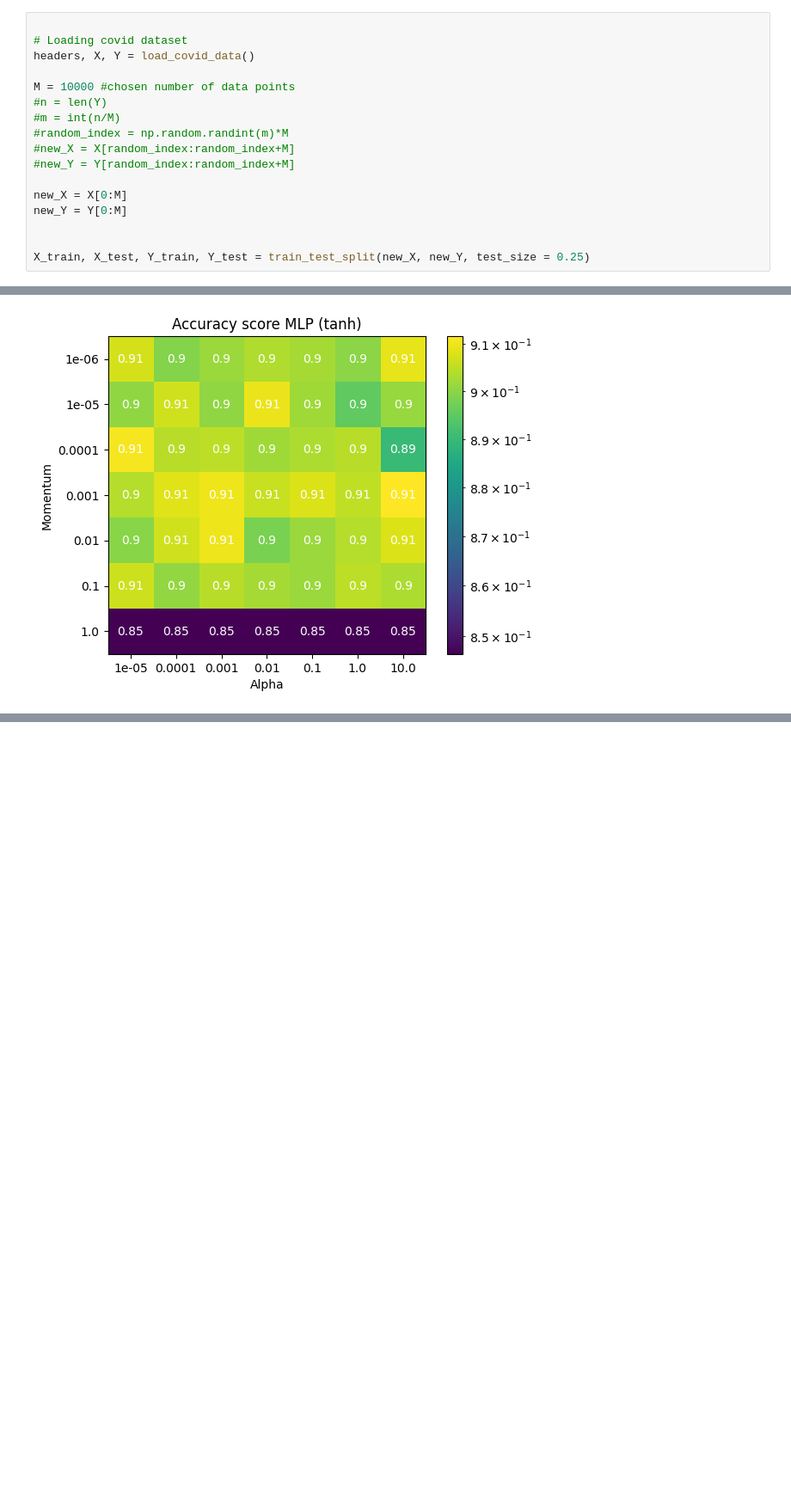
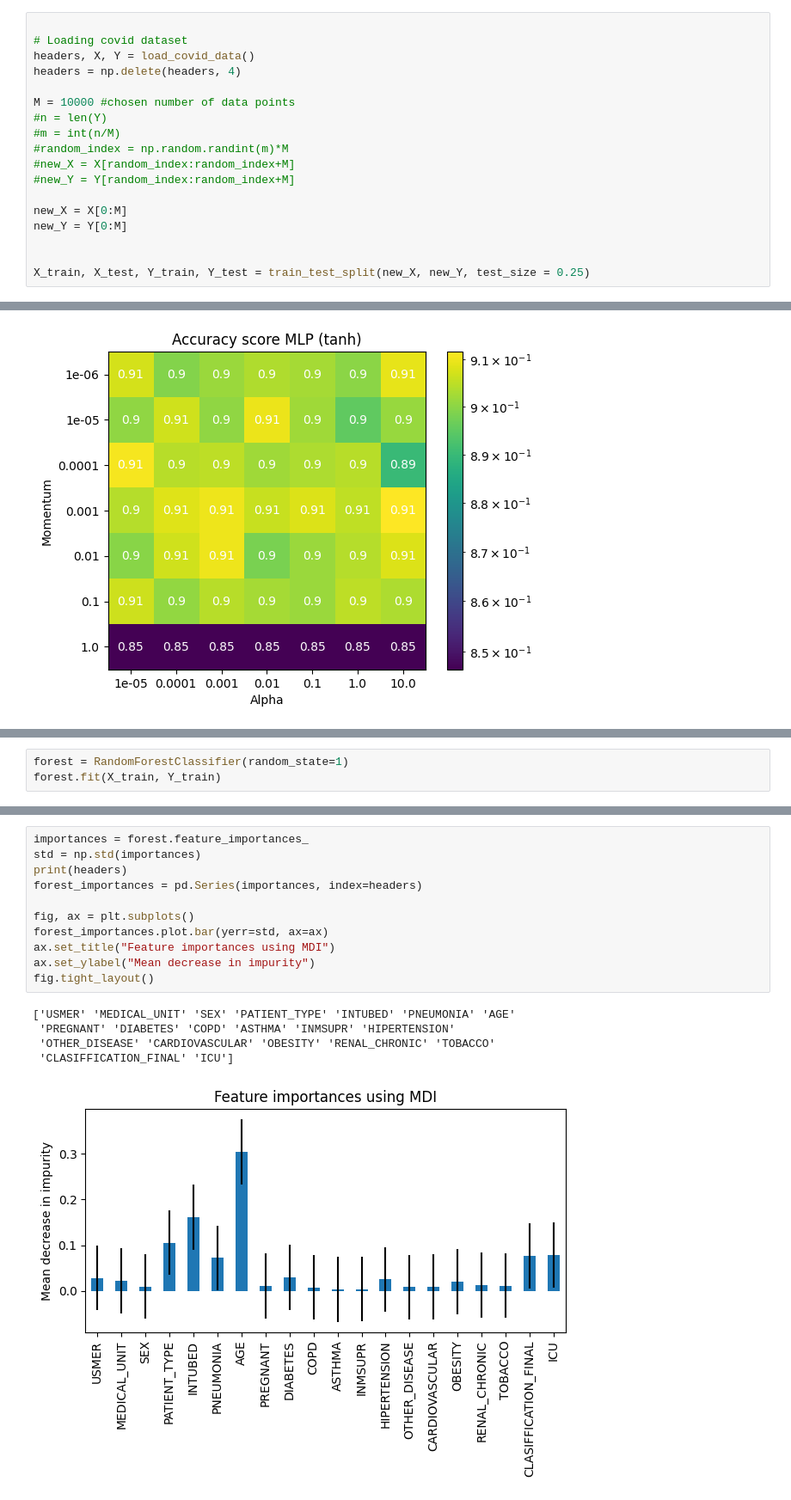
Before and after one commit to mathiasmellemstuen/FYS_STK4155_Prosjekt_3, a Jupyter notebook: src/main.ipynb, the cells around one changed output, grey strips where cells are left out. Shown: that part at 86% size. Saved outputs shown, nothing was run; the diff lists cells and outputs as text; blank space fills up the shorter version.

Commit message:
done some work with forrest of trees, found feature importances

```diff
--- a/src/main.ipynb
+++ b/src/main.ipynb
@@ -9,6 +10,7 @@ from GridSearch import *
 
 # Loading covid dataset
 headers, X, Y = load_covid_data()
+headers = np.delete(headers, 4)
 
 M = 10000 #chosen number of data points
 #n = len(Y)
@@ -129,0 +146,3 @@ print(accuracy_score(Y_pred, Y_test))
+# %%
+forest = RandomForestClassifier(random_state=1)
+forest.fit(X_train, Y_train)
@@ -129,0 +162,17 @@ print(accuracy_score(Y_pred, Y_test))
+# %%
+importances = forest.feature_importances_
+std = np.std(importances)
+print(headers)
+forest_importances = pd.Series(importances, index=headers)
+
+fig, ax = plt.subplots()
+forest_importances.plot.bar(yerr=std, ax=ax)
+ax.set_title("Feature importances using MDI")
+ax.set_ylabel("Mean decrease in impurity")
+fig.tight_layout()
+# %% [output]
+['USMER' 'MEDICAL_UNIT' 'SEX' 'PATIENT_TYPE' 'INTUBED' 'PNEUMONIA' 'AGE'
+ 'PREGNANT' 'DIABETES' 'COPD' 'ASTHMA' 'INMSUPR' 'HIPERTENSION'
+ 'OTHER_DISEASE' 'CARDIOVASCULAR' 'OBESITY' 'RENAL_CHRONIC' 'TOBACCO'
+ 'CLASIFFICATION_FINAL' 'ICU']
+[figure, added]
```
Also changed, not shown: parts of 6 cells of this notebook, 1 other file.
